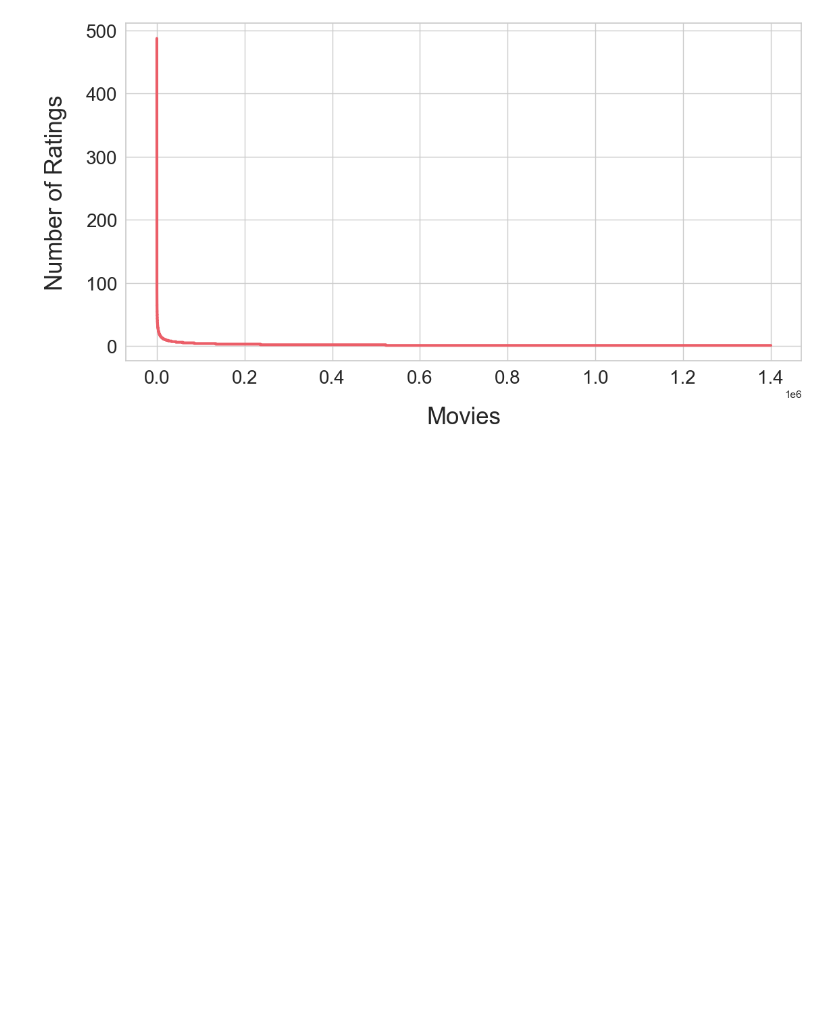
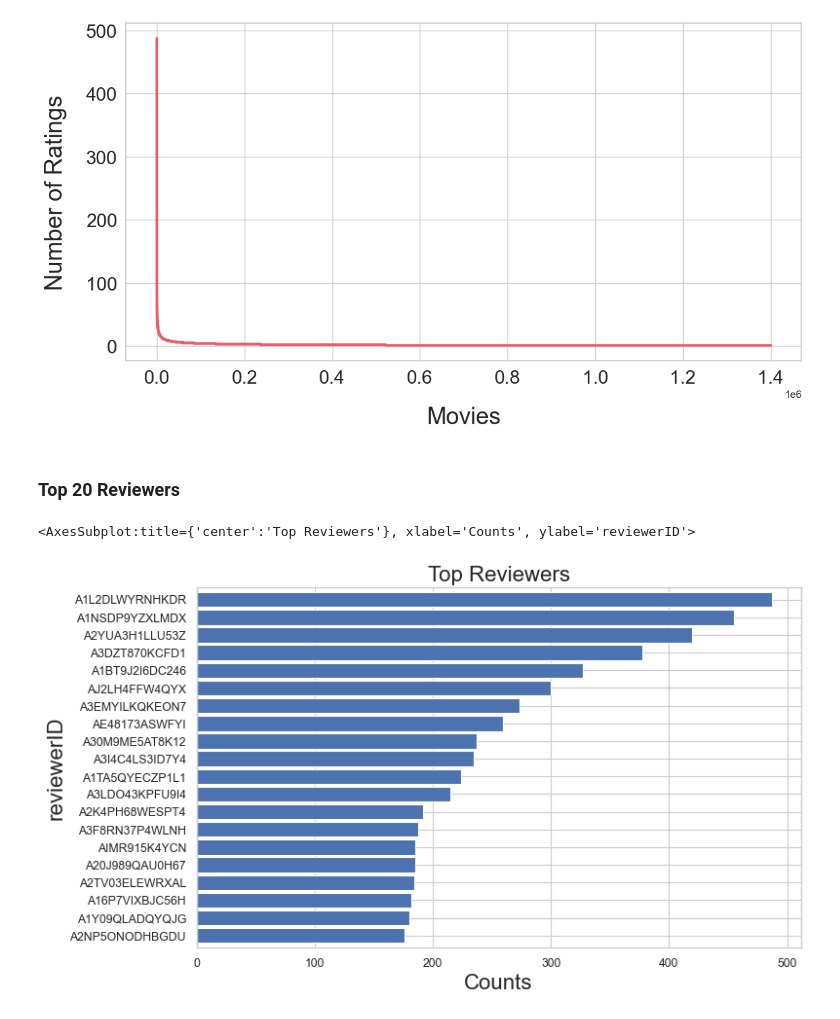
Before and after one commit to ghPRao/recommendation_system, a Jupyter notebook: notebooks/eda/data_understanding.ipynb, the cells around one changed output. Drawn from its saved outputs; the diff is of its cells as text; code cells hidden in the pictures; blank space fills up the shorter version.

Commit message:
added visualizations

```diff
--- a/notebooks/eda/data_understanding.ipynb
+++ b/notebooks/eda/data_understanding.ipynb
@@ -184,3 +195,14 @@ plt.plot(reviewer_count.sort_values(ascending = False).values, color='#eb5e68',
 plt.tick_params(labelsize = 20)
 # %% [output]
 [figure]
+# %% [markdown]
+### Top 20 Reviewers
+# %%
+figure(num=None, figsize=(10, 6), dpi=80, facecolor='w', edgecolor='k')
+plt.xlabel("Counts", fontsize = 20)
+plt.ylabel("Reviewers", fontsize = 20)
+plt.title('Top Reviewers', fontsize = 20)
+top_reviewers.sort_values().plot(kind='barh', zorder=2, width=0.85)
+# %% [output]
+<AxesSubplot:title={'center':'Top Reviewers'}, xlabel='Counts', ylabel='reviewerID'>
+[figure, added]
```
Also changed, not shown: parts of 6 cells of this notebook.
